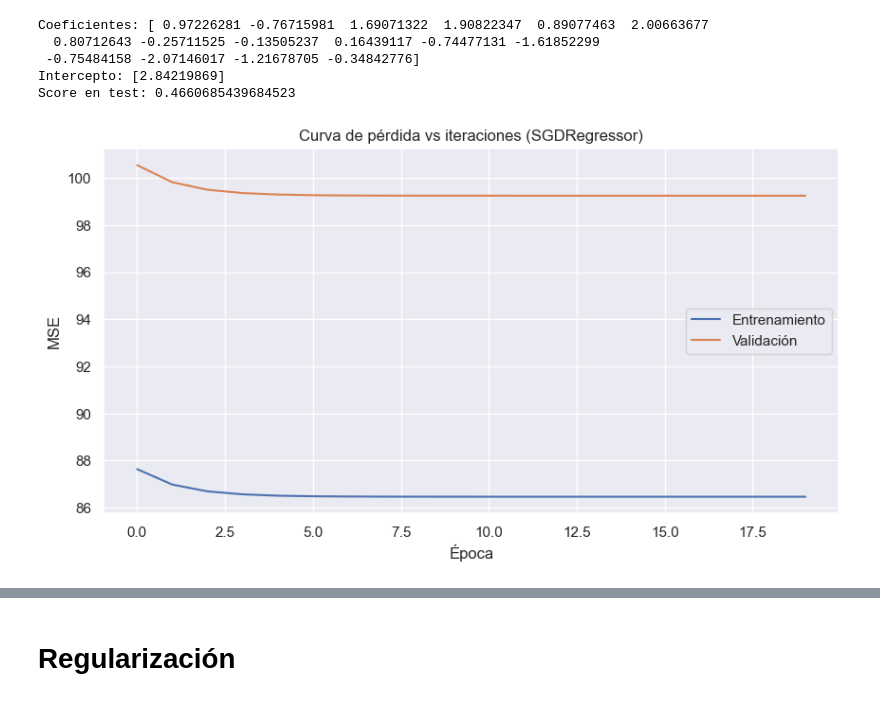
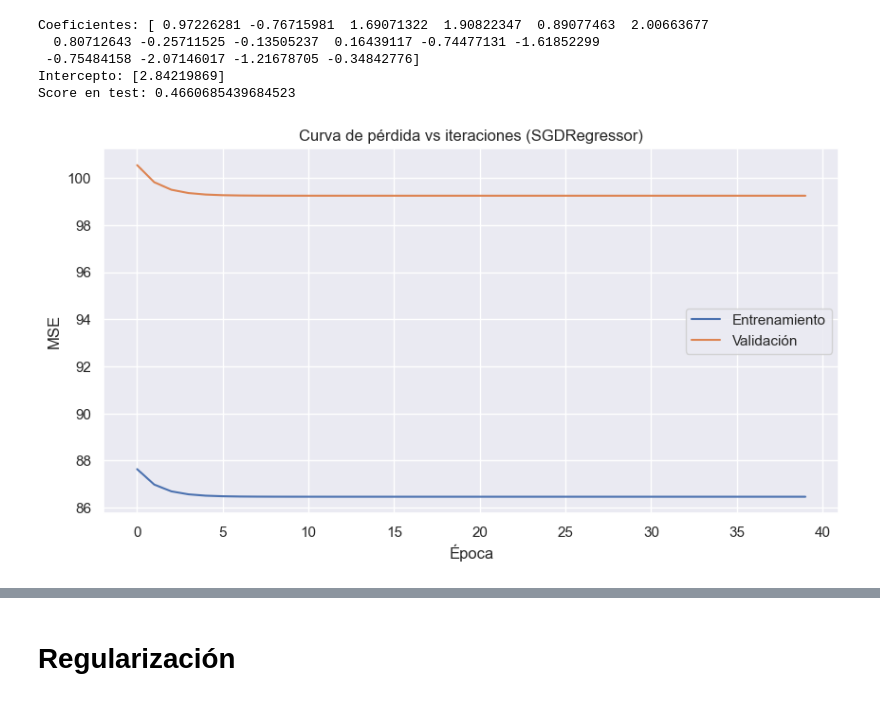
Before and after one commit to GenaCanciani/AA1-TUIA-2025C2-Canciani-Morales-Mancini, a Jupyter notebook: TP-Regresion-AA1-2025C1.ipynb, the cells around one changed output, grey strips where cells are left out. Saved outputs shown, nothing was run; the diff lists cells and outputs as text; code cells hidden in the pictures.

```diff
--- a/TP-Regresion-AA1-2025C1.ipynb
+++ b/TP-Regresion-AA1-2025C1.ipynb
@@ -726,33 +728,33 @@ sgd = SGDRegressor(
     loss="squared_error",
     penalty=None,
     learning_rate="constant",
     eta0=0.01,
     max_iter=1,       # entrenamos de a 1 época
     warm_start=True,  # mantiene los pesos entre llamadas
     shuffle=True,
     random_state=42,
 )
 
-n_epochs = 20
+n_epochs = 40
 train_errors = []
 test_errors = []
 
 for epoch in range(n_epochs):
     sgd.fit(X_train, y_train.ravel())  # entrena 1 época
     y_pred_train = sgd.predict(X_train)
     y_pred_test = sgd.predict(X_test)
 
     train_errors.append(mean_squared_error(y_train, y_pred_train))
     test_errors.append(mean_squared_error(y_test, y_pred_test))
 
 # 📊 Graficar
 plt.figure(figsize=(10,5))
 plt.plot(train_errors, label="Entrenamiento")
 plt.plot(test_errors, label="Validación")
 plt.xlabel("Época")
 plt.ylabel("MSE")
 plt.title("Curva de pérdida vs iteraciones (SGDRegressor)")
 plt.legend()
-plt.show()
+plt.show();
 # %% [output]
-[figure, old version]
+[figure, new version]
```
Also changed, not shown: parts of 7 cells of this notebook.
